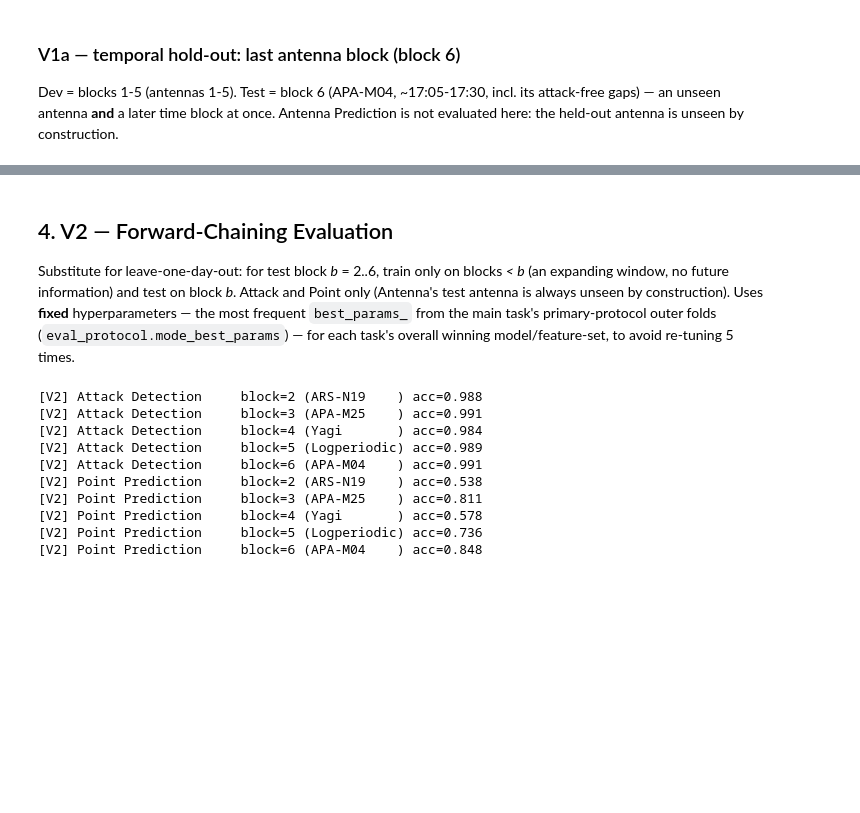
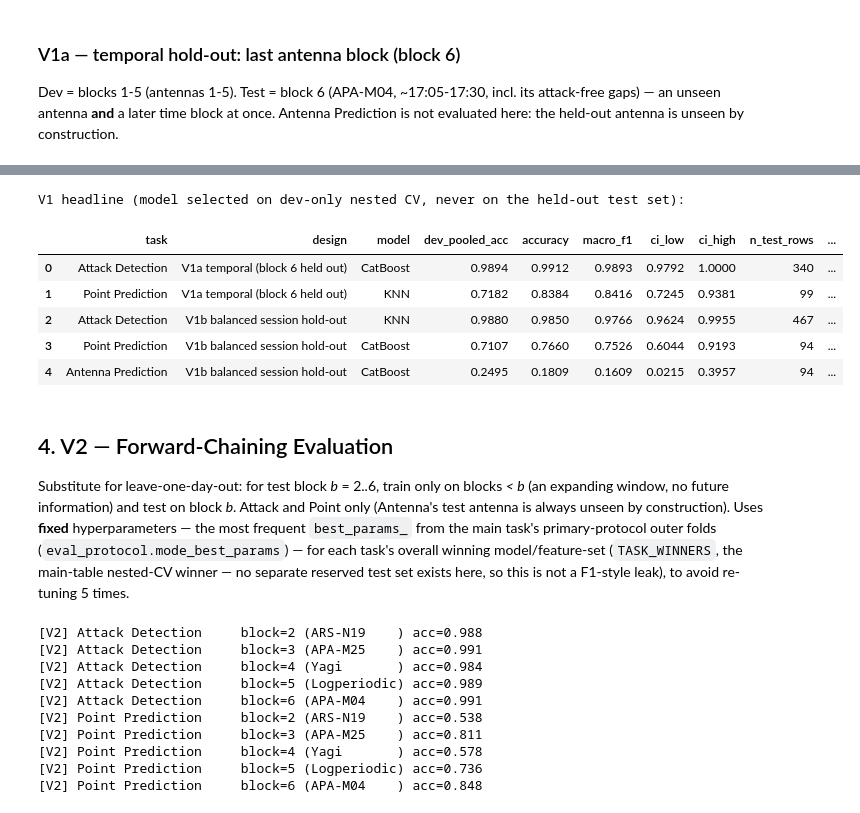
Before and after one commit to 99stealth/evil_twin_attack_detection_in_non_urban_terrain, a Jupyter notebook: notebooks/04_validation_robustness.ipynb, the cells around one changed output, grey strips where cells are left out. Saved outputs shown, nothing was run; the diff lists cells and outputs as text; code cells hidden in the pictures; blank space fills up the shorter version.

```diff
--- a/notebooks/04_validation_robustness.ipynb
+++ b/notebooks/04_validation_robustness.ipynb
@@ -260,3 +298,18 @@ V1b done: 27 rows
+# %%
+# Headline: the model actually selected_on_dev per design/task
+v1_selected = final_holdout_df[final_holdout_df["selected_on_dev"]][
+    ["task", "design", "model", "dev_pooled_acc", "accuracy", "macro_f1", "ci_low", "ci_high", "n_test_rows", "n_test_sessions"]
+].reset_index(drop=True)
+print("V1 headline (model selected on dev-only nested CV, never on the held-out test set):")
+v1_selected.round(4)
+# %% [output]
+V1 headline (model selected on dev-only nested CV, never on the held-out test set):
+|  | task | design | model | dev_pooled_acc | accuracy | macro_f1 | ci_low | ci_high | n_test_rows | ... |
+| 0 | Attack Detection | V1a temporal (block 6 held out) | CatBoost | 0.9894 | 0.9912 | 0.9893 | 0.9792 | 1.0000 | 340 | ... |
+| 1 | Point Prediction | V1a temporal (block 6 held out) | KNN | 0.7182 | 0.8384 | 0.8416 | 0.7245 | 0.9381 | 99 | ... |
+| 2 | Attack Detection | V1b balanced session hold-out | KNN | 0.9880 | 0.9850 | 0.9766 | 0.9624 | 0.9955 | 467 | ... |
+| 3 | Point Prediction | V1b balanced session hold-out | CatBoost | 0.7107 | 0.7660 | 0.7526 | 0.6044 | 0.9193 | 94 | ... |
+| 4 | Antenna Prediction | V1b balanced session hold-out | CatBoost | 0.2495 | 0.1809 | 0.1609 | 0.0215 | 0.3957 | 94 | ... |
 # %% [markdown]
 ## 4. V2 — Forward-Chaining Evaluation
 
@@ -265,7 +318,8 @@ Substitute for leave-one-day-out: for test block *b* = 2..6, train only on block
 Point only (Antenna's test antenna is always unseen by construction). Uses **fixed**
 hyperparameters — the most frequent `best_params_` from the main task's primary-protocol
 outer folds (`eval_protocol.mode_best_params`) — for each task's overall winning
-model/feature-set, to avoid re-tuning 5 times.
+model/feature-set (`TASK_WINNERS`, the main-table nested-CV winner — no separate reserved
+test set exists here, so this is not a F1-style leak), to avoid re-tuning 5 times.
 # %%
 BLOCK_ANTENNA_NAMES = {1: "ARS-N05", 2: "ARS-N19", 3: "APA-M25", 4: "Yagi", 5: "Logperiodic", 6: "APA-M04"}
 
```
Also changed, not shown: parts of 25 cells of this notebook, 26 other files.
